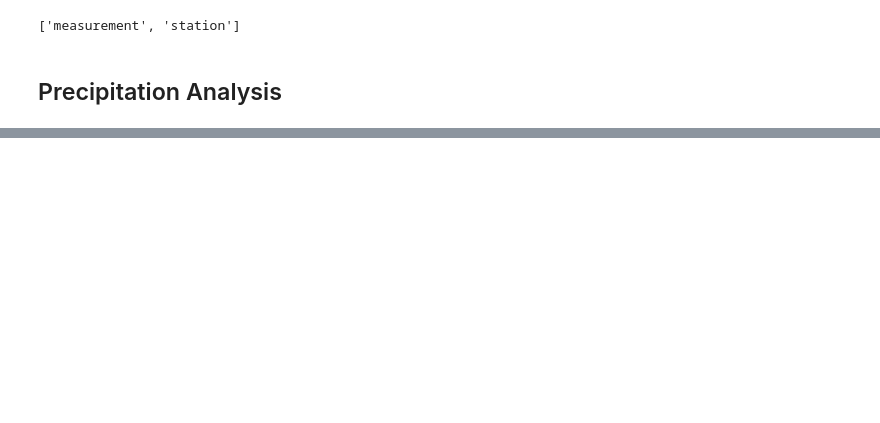
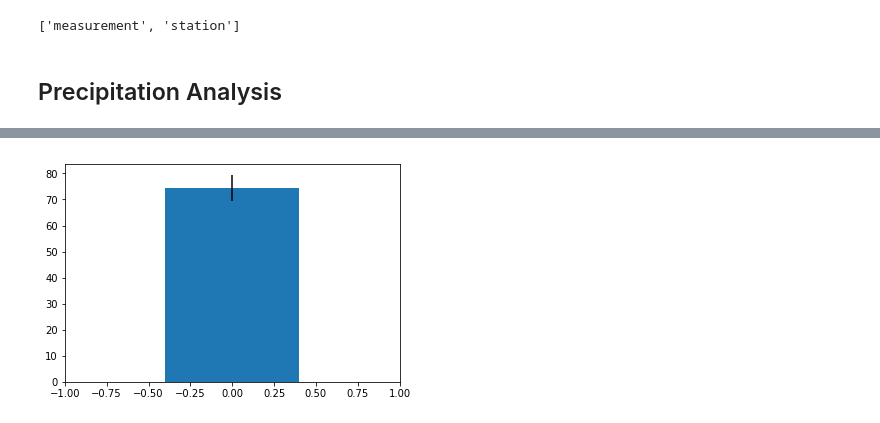
Before and after one commit to bbrandom91/Surf, a Jupyter notebook: climate_analysis.ipynb, the cells around one changed output, grey strips where cells are left out. Saved outputs shown, nothing was run; the diff lists cells and outputs as text; code cells hidden in the pictures; blank space fills up the shorter version.

```diff
--- a/climate_analysis.ipynb
+++ b/climate_analysis.ipynb
@@ -79,0 +118,19 @@ my_df.head()
+# %%
+def calc_temps(start_date, end_date):
+    max_query = "SELECT MAX(tobs) AS max_tobs FROM measurement WHERE date > '%s' AND date < '%s' GROUP BY date "%(start_date, end_date)
+    max_eng = engine.execute(max_query)
+    #max_temp feels defined in an awkward way
+    max_temp = [t.max_tobs for t in max_eng][0]
+
+    min_query = "SELECT MIN(tobs) AS min_tobs FROM measurement WHERE date > '%s' AND date < '%s' GROUP BY date "%(start_date, end_date)
+    min_eng = engine.execute(min_query)
+    min_temp = [t.min_tobs for t in min_eng][0]
+
+    avg_query = "SELECT AVG(tobs) AS avg_tobs FROM measurement WHERE date > '%s' AND date < '%s' GROUP BY date "%(start_date, end_date)
+    avg_eng = engine.execute(avg_query)
+    avg_temp = [t.avg_tobs for t in avg_eng][0]
+
+    print( "The maximum temperature was %d, the minimum temperature was %d, and the average temperature was %d."%(max_temp, min_temp, avg_temp))
+    return( avg_temp, max_temp, min_temp )
+# %%
+avg_temp, max_temp, min_temp = calc_temps( '2016-05-01', '2017-05-01'  )
@@ -79,0 +145,7 @@ my_df.head()
+# %%
+plt.bar([0],avg_temp, yerr = max_temp - min_temp)
+plt.xlim(-1,1)
+
+plt.show()
+# %% [output]
+[figure, added]
```
Also changed, not shown: parts of 18 cells of this notebook, 2 other files.
